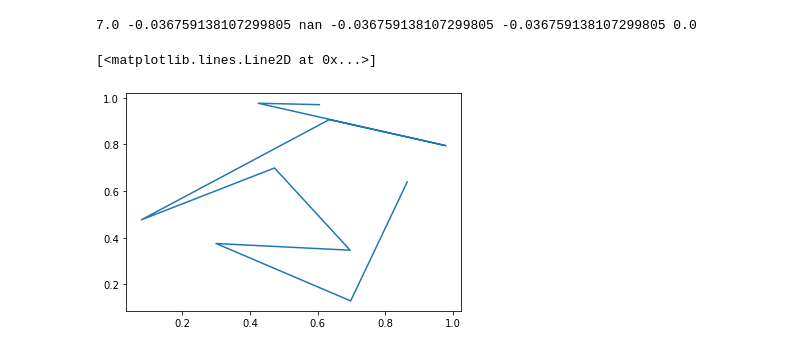
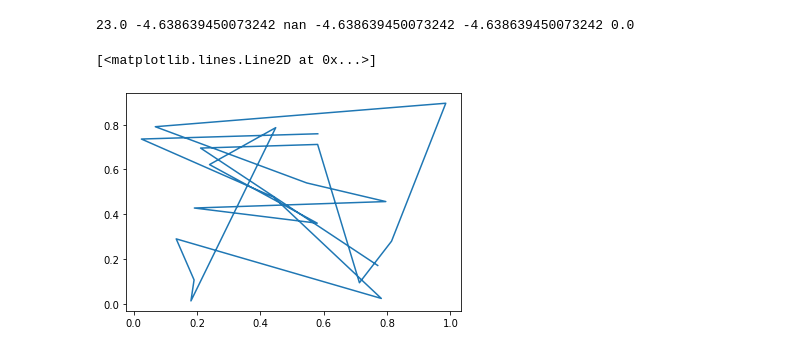
Before and after one commit to lucashuysmans/CMI-External-Project, a Jupyter notebook: Delaunay Transformer/PlotBig.ipynb, the cells around one changed output. Saved outputs shown, nothing was run; the diff lists cells and outputs as text; code cells hidden in the pictures.

Commit message:
plotting heuristics

```diff
--- a/Delaunay Transformer/PlotBig.ipynb
+++ b/Delaunay Transformer/PlotBig.ipynb
@@ -367,12 +367,12 @@ def evaluate(epochs = 30000, npoints = 13, batchsize = 100, nsamples = 2):
             print(greedy_baseline.mean().item(), logprob.view(batchsize, nsamples)[:, -1].mean().item(), logprob.view(batchsize, nsamples)[:, :-1].mean().item(), logprob[batchsize - 1].item(), logprob[0].item(), env.logprob[0].item())
 # %%
 NN.load_state_dict(torch.load('2D_10points_big_6.9', map_location = "cuda"))
-evaluate(1, 13, 1, 1)
+evaluate(1, 23, 1, 1)
 import matplotlib.pyplot as plt
 points = env.points.to("cpu").numpy() #[1, npoints, 2]
 order = env.points_sequence.to("cpu").numpy() #[1, npoints]
 plt.plot(points[0, order[0,:], 0], points[0, order[0,:], 1])
 # %% [output]
-7.0 -0.036759138107299805 nan -0.036759138107299805 -0.036759138107299805 0.0
+23.0 -4.638639450073242 nan -4.638639450073242 -4.638639450073242 0.0
 [<matplotlib.lines.Line2D at 0x...>]
-[figure, old version]
+[figure, new version]
```
Also changed, not shown: parts of 2 cells of this notebook, 3 other files.
